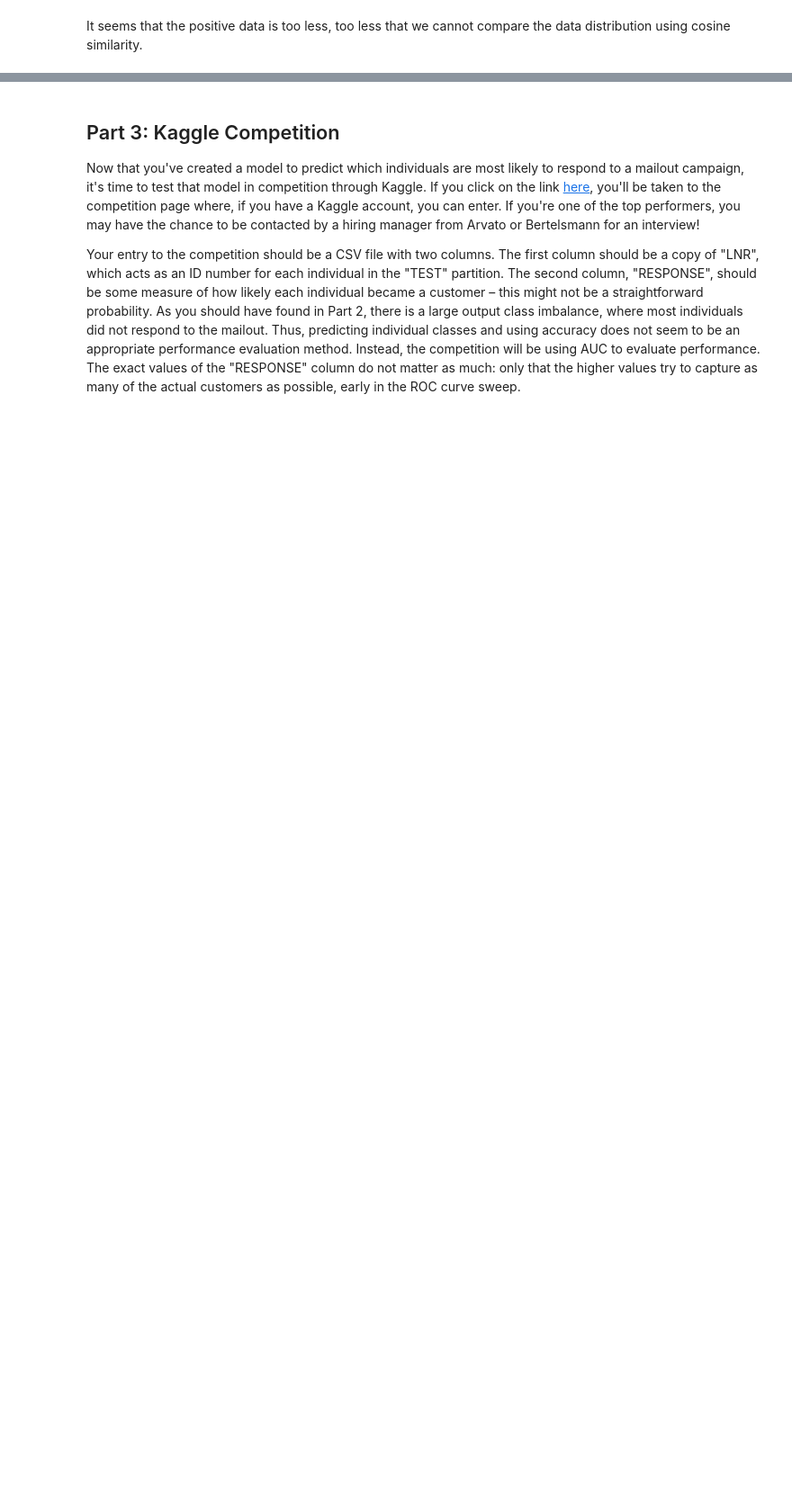
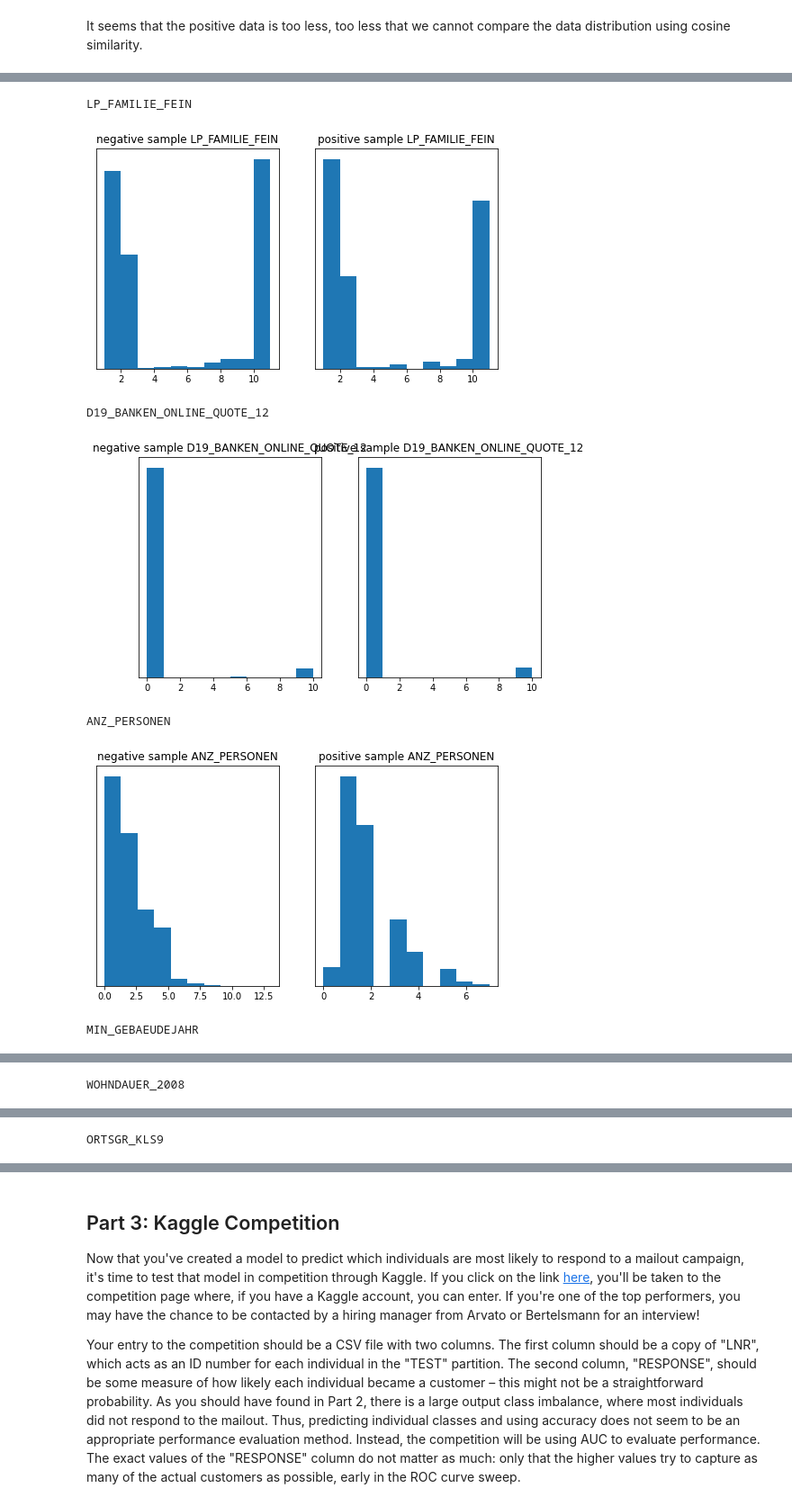
Before and after one commit to korntewin/capstone-arvato-customer-segmentation, a Jupyter notebook: Arvato Project Workbook.ipynb, the cells around one changed output, grey strips where cells are left out. Shown at 90% size. Saved outputs shown, nothing was run; the diff lists cells and outputs as text; code cells hidden in the pictures; blank space fills up the shorter version.

```diff
--- a/Arvato Project Workbook.ipynb
+++ b/Arvato Project Workbook.ipynb
@@ -791,0 +814,2 @@ D19_TELKO_ANZ_24
+# %%
+add_train_X_miss_features = check_completeness(add_train_X, sv_diff_features, feature2unk)
@@ -791,0 +836,10 @@ D19_TELKO_ANZ_24
+# %%
+compare_plot_diff_features(add_train_X.loc[train_y == 0], 'negative sample', add_train_X.loc[train_y == 1], 'positive sample', list(set(sv_diff_features) - set(add_train_X_miss_features) - set(too_many_nom_features)))
+# %% [output]
+LP_FAMILIE_FEIN
+[figure, added]
+D19_BANKEN_ONLINE_QUOTE_12
+[figure, added]
+ANZ_PERSONEN
+[figure, added]
+MIN_GEBAEUDEJAHR
@@ -791,0 +847 @@ D19_TELKO_ANZ_24
+WOHNDAUER_2008
@@ -791,0 +849 @@ D19_TELKO_ANZ_24
+ORTSGR_KLS9
```
Also changed, not shown: parts of 25 cells of this notebook, 1 other file.
